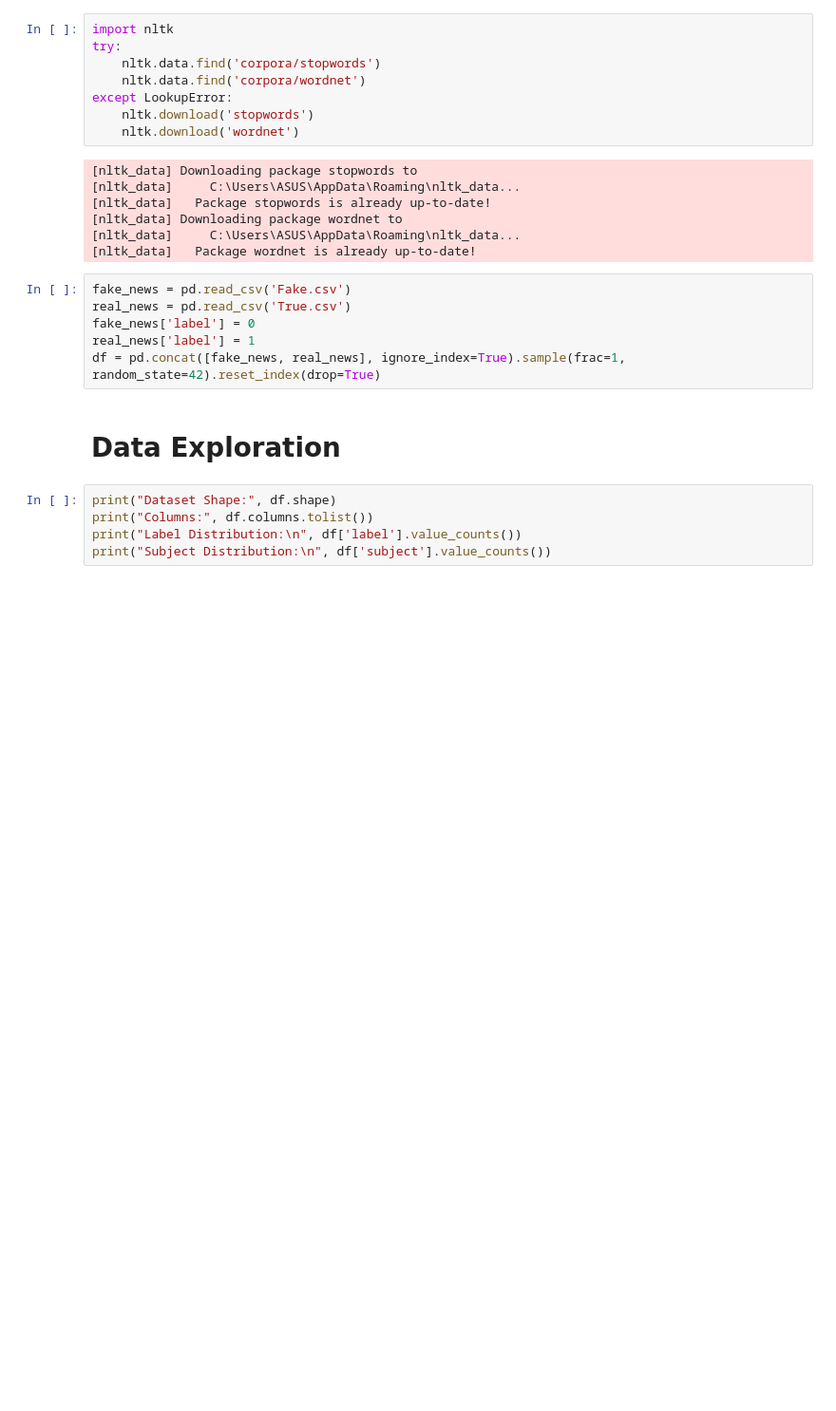
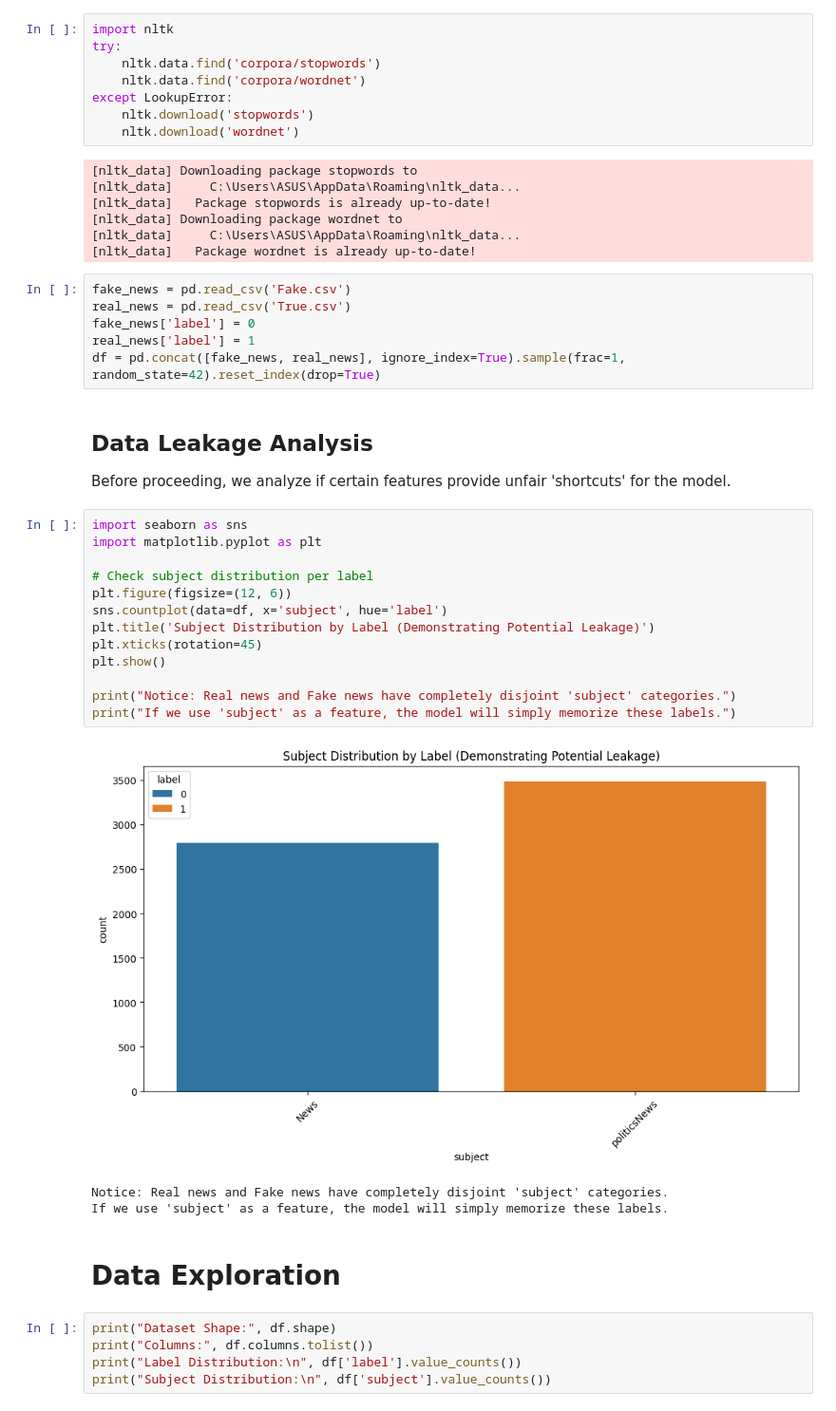
Before and after one commit to maleeshaprabash/Factify, a Jupyter notebook: src/models/A Comparative Evaluation of Machine Learning Approaches for Fake News Classification.ipynb, the cells around one changed output. Shown at 95% size. Drawn from its saved outputs; the diff is of its cells as text; blank space fills up the shorter version.

```diff
--- a/src/models/A Comparative Evaluation of Machine Learning Approaches for Fake News Classification.ipynb
+++ b/src/models/A Comparative Evaluation of Machine Learning Approaches for Fake News Classification.ipynb
@@ -47,6 +47,26 @@ real_news = pd.read_csv('True.csv')
 fake_news['label'] = 0
 real_news['label'] = 1
 df = pd.concat([fake_news, real_news], ignore_index=True).sample(frac=1, random_state=42).reset_index(drop=True)
+# %% [markdown]
+## Data Leakage Analysis
+Before proceeding, we analyze if certain features provide unfair 'shortcuts' for the model.
+# %%
+import seaborn as sns
+import matplotlib.pyplot as plt
+
+# Check subject distribution per label
+plt.figure(figsize=(12, 6))
+sns.countplot(data=df, x='subject', hue='label')
+plt.title('Subject Distribution by Label (Demonstrating Potential Leakage)')
+plt.xticks(rotation=45)
+plt.show()
+
+print("Notice: Real news and Fake news have completely disjoint 'subject' categories.")
+print("If we use 'subject' as a feature, the model will simply memorize these labels.")
+# %% [output]
+[figure, added]
+Notice: Real news and Fake news have completely disjoint 'subject' categories.
+If we use 'subject' as a feature, the model will simply memorize these labels.
 # %% [markdown]
  # Data Exploration
 # %%
```
Also changed, not shown: parts of 7 cells of this notebook, 3 other files.
